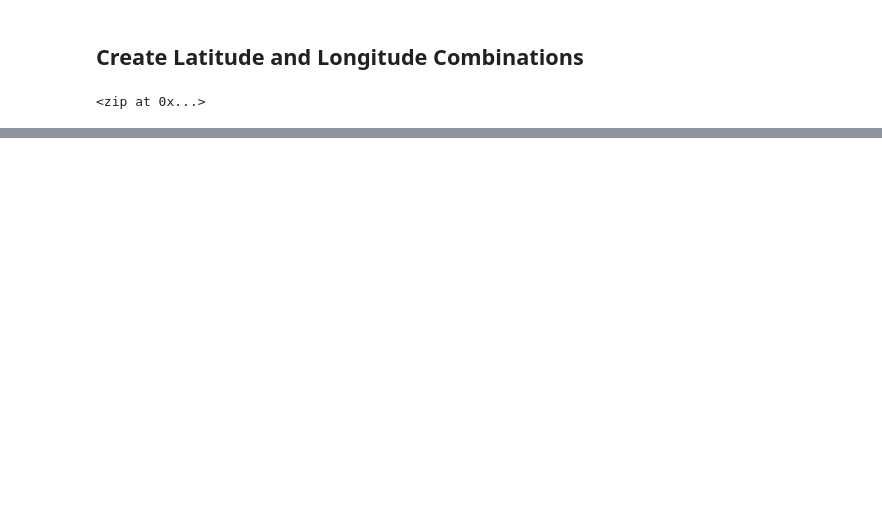
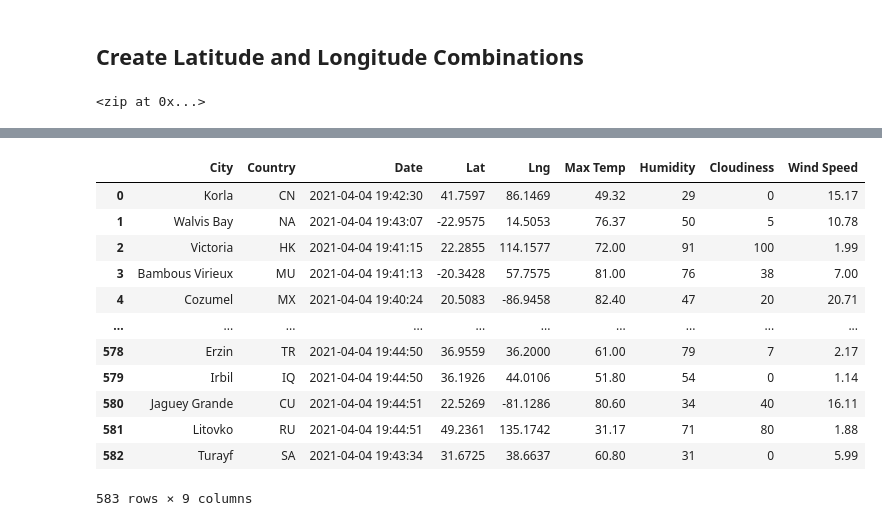
Before and after one commit to tkoide01/World_Weather_Analysis, a Jupyter notebook: WeatherPy.ipynb, the cells around one changed output, grey strips where cells are left out. Saved outputs shown, nothing was run; the diff lists cells and outputs as text; code cells hidden in the pictures; blank space fills up the shorter version.

```diff
--- a/WeatherPy.ipynb
+++ b/WeatherPy.ipynb
@@ -53,0 +87,10 @@ len(cities)
+# %%
+# Create an empty list to hold the weather data.
+city_data = []
+# Print the beginning of the logging.
+print("Beginning Data Retrieval     ")
+print("-----------------------------")
+
+# Create counters.
+record_count = 1
+set_count = 1
@@ -53,0 +100,10 @@ len(cities)
+# %%
+# Loop through all the cities in our list.
+for i in range(len(cities)):
+
+    # Group cities in sets of 50 for logging purposes.
+    if (i % 50 == 0 and i >= 50):
+        set_count += 1
+        record_count = 1
+    # Create endpoint URL with each city.
+    city_url = url + "&q=" + cities[i]
@@ -53,0 +114,14 @@ len(cities)
+# %%
+# Loop through all the cities in the list.
+for i, city in enumerate(cities):
+    # Group cities in sets of 50 for logging purposes.
+    if (i % 50 == 0 and i >= 50):
+        set_count += 1
+        record_count = 1
+    # Create endpoint URL with each city.
+    city_url = url + "&q=" + city.replace(" ","+")
+
+    # Log the URL, record, and set numbers and the city.
+    print(f"Processing Record {record_count} of Set {set_count} | {city}")
+    # Add 1 to the record count.
+    record_count += 1
@@ -53,0 +214,4 @@ len(cities)
+# %%
+# Convert the array of dictionaries to a Pandas DataFrame.
+city_data_df = pd.DataFrame(city_data)
+city_data_df.head(10)
@@ -53,0 +230,19 @@ len(cities)
+# %%
+new_column_order = ['City', 'Country', 'Date', 'Lat', 'Lng', 'Max Temp',
+                   'Humidity', 'Cloudiness', 'Wind Speed']
+city_data_df = city_data_df[new_column_order]
+city_data_df
+# %% [output]
+|  | City | Country | Date | Lat | Lng | Max Temp | Humidity | Cloudiness | Wind Speed |
+| 0 | Korla | CN | 2021-04-04 19:42:30 | 41.7597 | 86.1469 | 49.32 | 29 | 0 | 15.17 |
+| 1 | Walvis Bay | NA | 2021-04-04 19:43:07 | -22.9575 | 14.5053 | 76.37 | 50 | 5 | 10.78 |
+| 2 | Victoria | HK | 2021-04-04 19:41:15 | 22.2855 | 114.1577 | 72.00 | 91 | 100 | 1.99 |
+| 3 | Bambous Virieux | MU | 2021-04-04 19:41:13 | -20.3428 | 57.7575 | 81.00 | 76 | 38 | 7.00 |
+| 4 | Cozumel | MX | 2021-04-04 19:40:24 | 20.5083 | -86.9458 | 82.40 | 47 | 20 | 20.71 |
+| ... | ... | ... | ... | ... | ... | ... | ... | ... | ... |
+| 578 | Erzin | TR | 2021-04-04 19:44:50 | 36.9559 | 36.2000 | 61.00 | 79 | 7 | 2.17 |
+| 579 | Irbil | IQ | 2021-04-04 19:44:50 | 36.1926 | 44.0106 | 51.80 | 54 | 0 | 1.14 |
+| 580 | Jaguey Grande | CU | 2021-04-04 19:44:51 | 22.5269 | -81.1286 | 80.60 | 34 | 40 | 16.11 |
+| 581 | Litovko | RU | 2021-04-04 19:44:51 | 49.2361 | 135.1742 | 31.17 | 71 | 80 | 1.88 |
+| 582 | Turayf | SA | 2021-04-04 19:43:34 | 31.6725 | 38.6637 | 60.80 | 31 | 0 | 5.99 |
+583 rows × 9 columns
```
Also changed, not shown: parts of 14 cells of this notebook, 3 other files.
